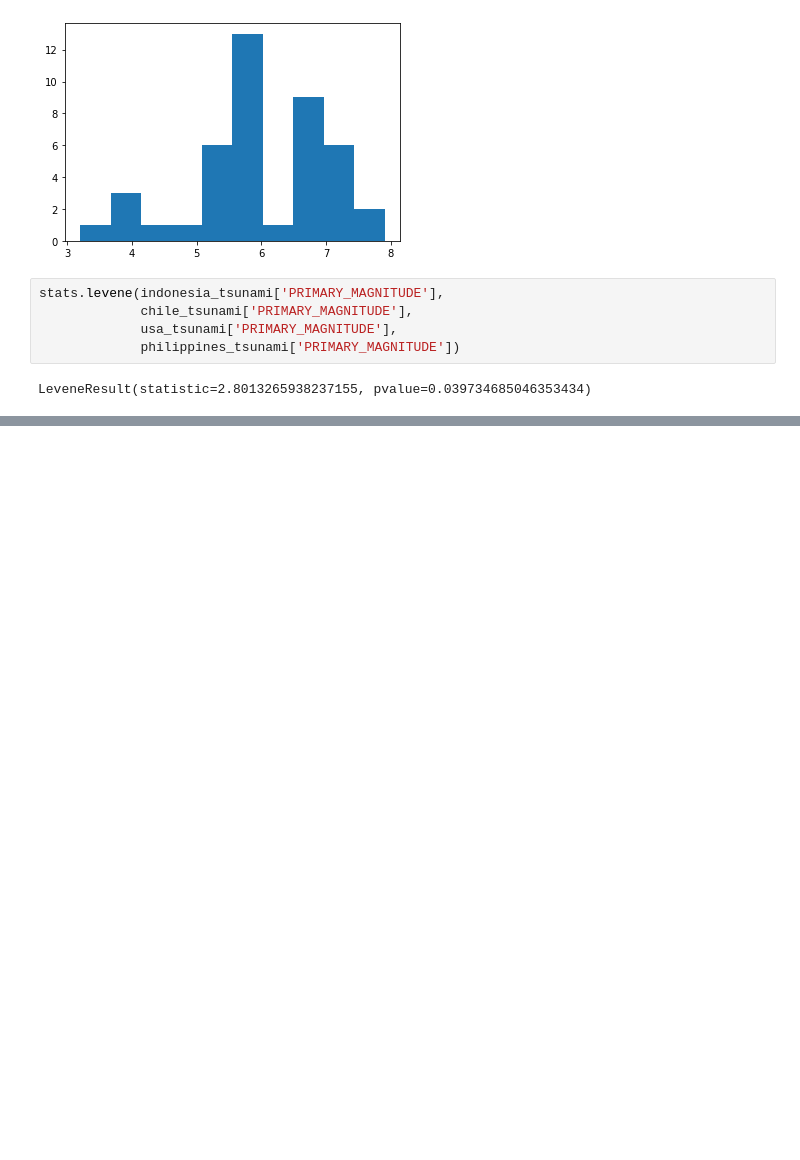
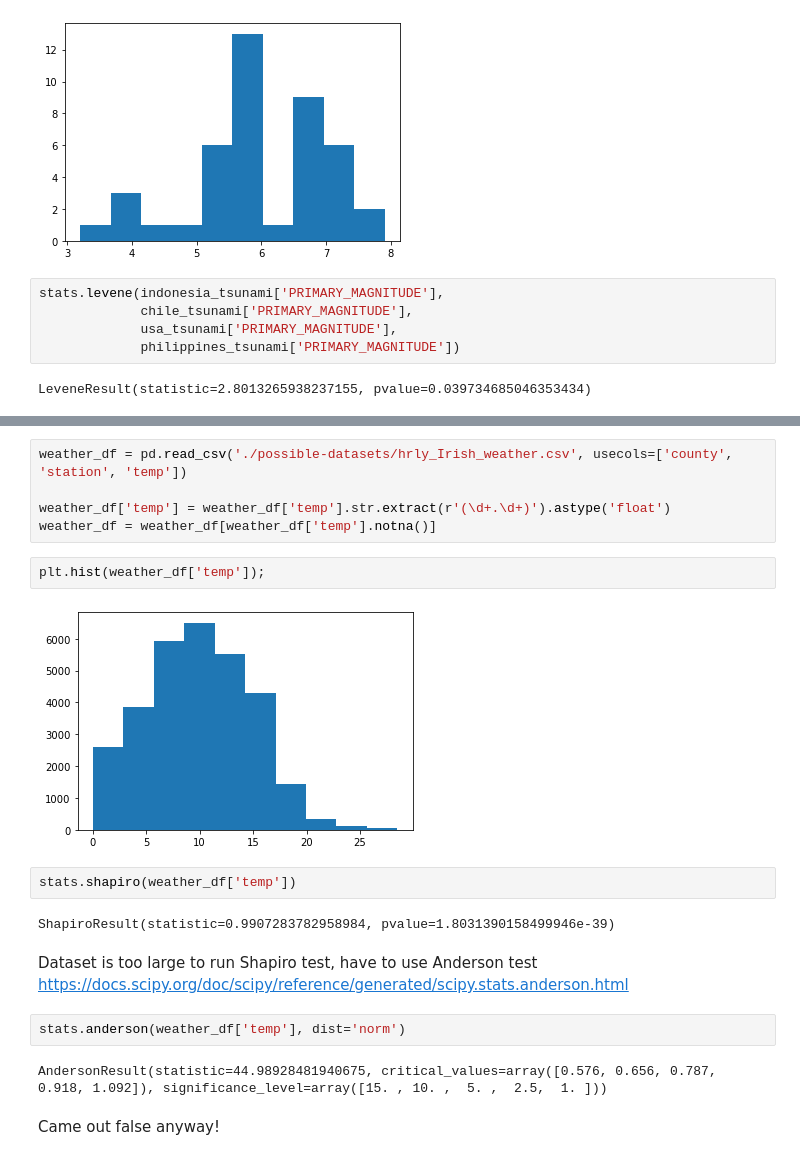
Before and after one commit to OtherBrian/machine-learning, a Jupyter notebook: scipy-stats.ipynb, the cells around one changed output, grey strips where cells are left out. Drawn from its saved outputs; the diff is of its cells as text; blank space fills up the shorter version.

Commit message:
Tried weather dataset, fails assumptions. Contains learning point though.

```diff
--- a/scipy-stats.ipynb
+++ b/scipy-stats.ipynb
@@ -293,0 +228,21 @@ ShapiroResult(statistic=0.9661411046981812, pvalue=0.055145371705293655)
+# %%
+weather_df = pd.read_csv('./possible-datasets/hrly_Irish_weather.csv', usecols=['county', 'station', 'temp'])
+
+weather_df['temp'] = weather_df['temp'].str.extract(r'(\d+.\d+)').astype('float')
+weather_df = weather_df[weather_df['temp'].notna()]
+# %%
+plt.hist(weather_df['temp']);
+# %% [output]
+[figure, added]
+# %%
+stats.shapiro(weather_df['temp'])
+# %% [output]
+ShapiroResult(statistic=0.9907283782958984, pvalue=1.8031390158499946e-39)
+# %% [markdown]
+Dataset is too large to run Shapiro test, have to use Anderson test https://docs.scipy.org/doc/scipy/reference/generated/scipy.stats.anderson.html
+# %%
+stats.anderson(weather_df['temp'], dist='norm')
+# %% [output]
+AndersonResult(statistic=44.98928481940675, critical_values=array([0.576, 0.656, 0.787, 0.918, 1.092]), significance_level=array([15. , 10. ,  5. ,  2.5,  1. ]))
+# %% [markdown]
+Came out false anyway!
```
Also changed, not shown: parts of 10 cells of this notebook, 1 other file.
